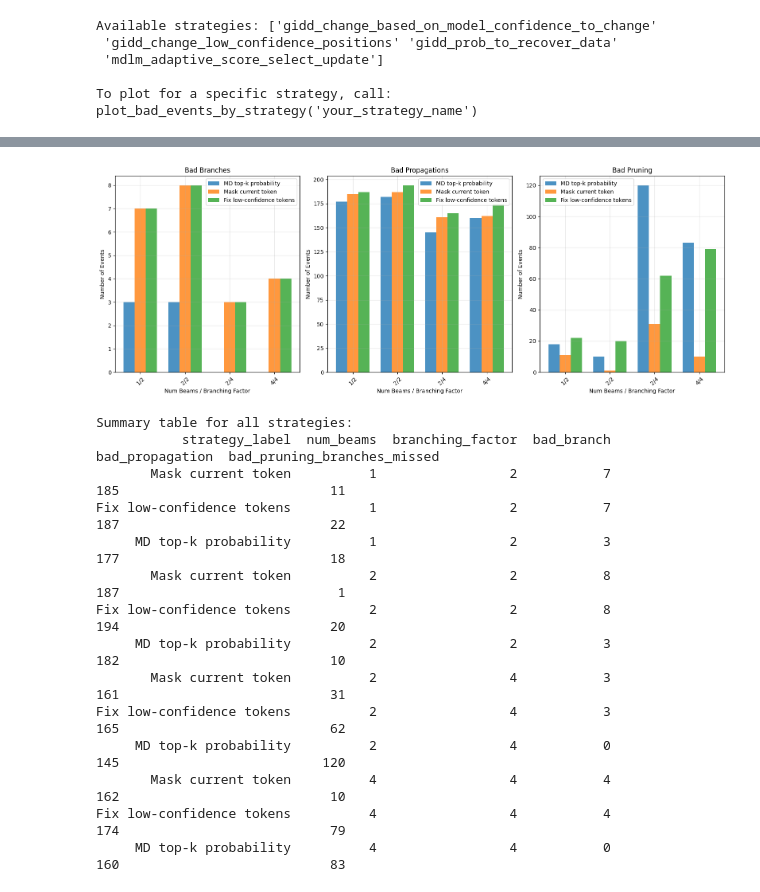
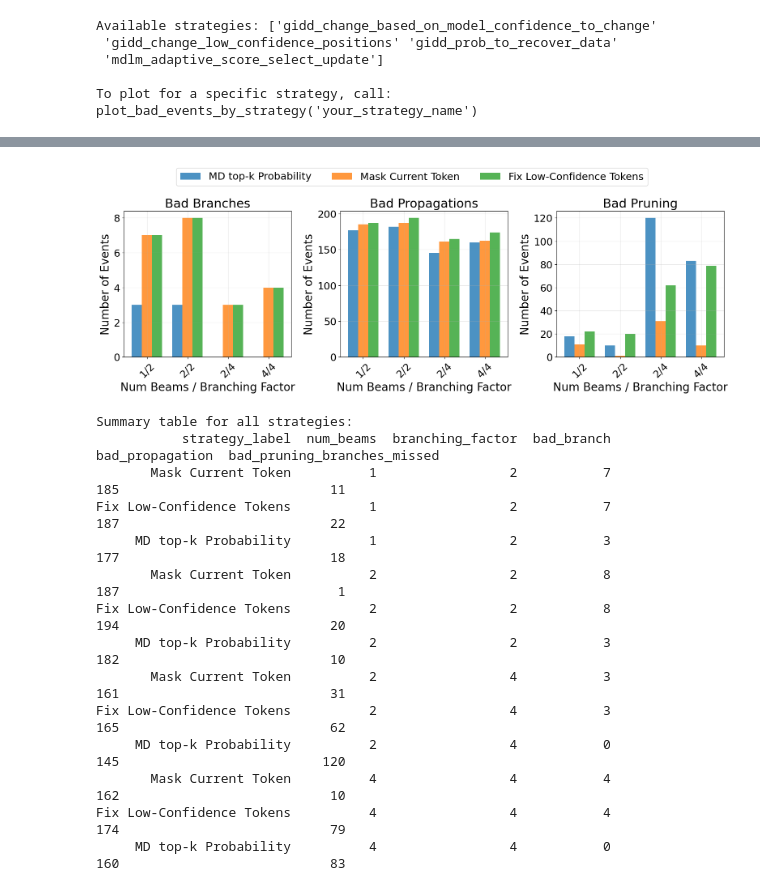
Before and after one commit to Paescal/gidd, a Jupyter notebook: gidd/eval/specific_evaluations/presentation_beam_correctness_events/analyze_beam_correctness_events.ipynb, the cells around one changed output, grey strips where cells are left out. Saved outputs shown, nothing was run; the diff lists cells and outputs as text; code cells hidden in the pictures.

```diff
--- a/gidd/eval/specific_evaluations/presentation_beam_correctness_events/analyze_beam_correctness_events.ipynb
+++ b/gidd/eval/specific_evaluations/presentation_beam_correctness_events/analyze_beam_correctness_events.ipynb
@@ -11,6 +11,15 @@ from gidd.eval.generation_info import GenerationInfoHandler
 from datasets import load_from_disk
 
 mask_token_id = 9
+font_size = 20
+plt.rcParams["font.size"] = font_size
+plt.rcParams.update({
+       "axes.titlesize": font_size + 2,
+       "axes.labelsize": font_size,
+       "xtick.labelsize": font_size - 2,
+       "ytick.labelsize": font_size - 2,
+       "legend.fontsize": font_size - 2
+   })
 # %%
 # Load data
 
@@ -141,9 +150,9 @@ events_df[['strategy', 'num_beams', 'branching_factor', 'bad_branch', 'bad_propa
 | 15 | mdlm_adaptive_score_select_update | 4 | 4 | 0 | 160 | 83 |
 # %%
 strategy_to_label = {
-    'mdlm_adaptive_score_select_update': 'MD top-k probability',
-    'gidd_change_based_on_model_confidence_to_change': 'Mask current token',
-    'gidd_change_low_confidence_positions': 'Fix low-confidence tokens',
+    'mdlm_adaptive_score_select_update': 'MD top-k Probability',
+    'gidd_change_based_on_model_confidence_to_change': 'Mask Current Token',
+    'gidd_change_low_confidence_positions': 'Fix Low-Confidence Tokens',
 }
 # %%
 def plot_bad_events_by_strategy(strategy_name):
@@ -275,47 +284,48 @@ def compare_strategies_bad_events():
                     values.append(config_data[event_type].iloc[0])
                 else:
                     values.append(0)
 
             # Use strategy labels from the mapping
             strategy_label = strategy_to_label.get(strategy, strategy)
 
             ax.bar(x_positions + j * width, values, width,
                    label=strategy_label, alpha=0.8)
 
         ax.set_xlabel('Num Beams / Branching Factor')
         ax.set_ylabel('Number of Events')
         ax.set_title(event_label)
         ax.set_xticks(x_positions + width)
         ax.set_xticklabels(beam_configs, rotation=45)
-        ax.legend()
         ax.grid(True, alpha=0.3)
 
-    plt.tight_layout()
+    handles, labels = axes[0].get_legend_handles_labels()
+    fig.legend(handles, labels, loc='upper center', ncol=len(strategies_to_compare))
+    plt.tight_layout(rect=[0, 0, 1, 0.9])
     plt.show()
 
     # Display summary table
     print("\nSummary table for all strategies:")
     summary_columns = ['strategy', 'num_beams', 'branching_factor', 'bad_branch', 'bad_propagation', 'bad_pruning_branches_missed']
     summary_data = comparison_data[summary_columns].copy()
     summary_data['strategy_label'] = summary_data['strategy'].map(strategy_to_label)
     display_columns = ['strategy_label', 'num_beams', 'branching_factor', 'bad_branch', 'bad_propagation', 'bad_pruning_branches_missed']
     print(summary_data[display_columns].to_string(index=False))
 
 # Call the function to generate the comparison plot
 compare_strategies_bad_events()
 # %% [output]
-[figure, old version]
+[figure, new version]
 Summary table for all strategies:
            strategy_label  num_beams  branching_factor  bad_branch  bad_propagation  bad_pruning_branches_missed
-       Mask current token          1                 2           7              185                           11
-Fix low-confidence tokens          1                 2           7              187                           22
-     MD top-k probability          1                 2           3              177                           18
-       Mask current token          2                 2           8              187                            1
-Fix low-confidence tokens          2                 2           8              194                           20
-     MD top-k probability          2                 2           3              182                           10
-       Mask current token          2                 4           3              161                           31
-Fix low-confidence tokens          2                 4           3              165                           62
-     MD top-k probability          2                 4           0              145                          120
-       Mask current token          4                 4           4              162                           10
-Fix low-confidence tokens          4                 4           4              174                           79
-     MD top-k probability          4                 4           0              160                           83
+       Mask Current Token          1                 2           7              185                           11
+Fix Low-Confidence Tokens          1                 2           7              187                           22
+     MD top-k Probability          1                 2           3              177                           18
+       Mask Current Token          2                 2           8              187                            1
+Fix Low-Confidence Tokens          2                 2           8              194                           20
+     MD top-k Probability          2                 2           3              182                           10
+       Mask Current Token          2                 4           3              161                           31
+Fix Low-Confidence Tokens          2                 4           3              165                           62
+     MD top-k Probability          2                 4           0              145                          120
+       Mask Current Token          4                 4           4              162                           10
+Fix Low-Confidence Tokens          4                 4           4              174                           79
+     MD top-k Probability          4                 4           0              160                           83
```
Also changed, not shown: parts of 1 cell of this notebook, 39 other files.
